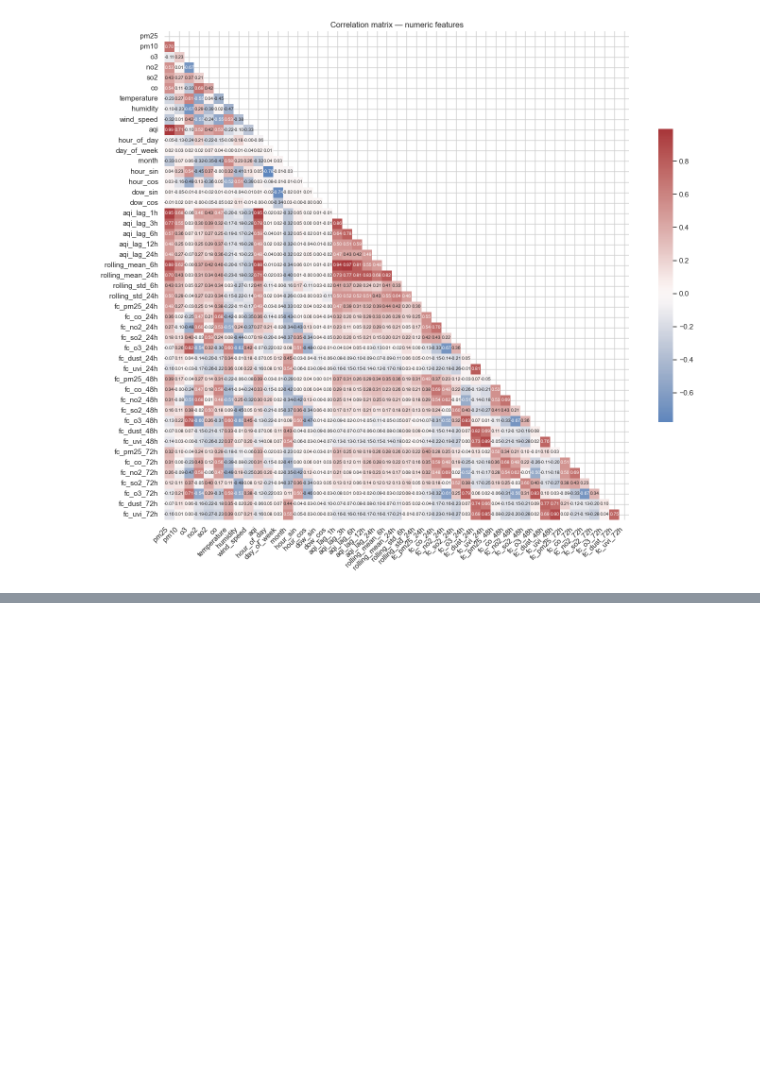
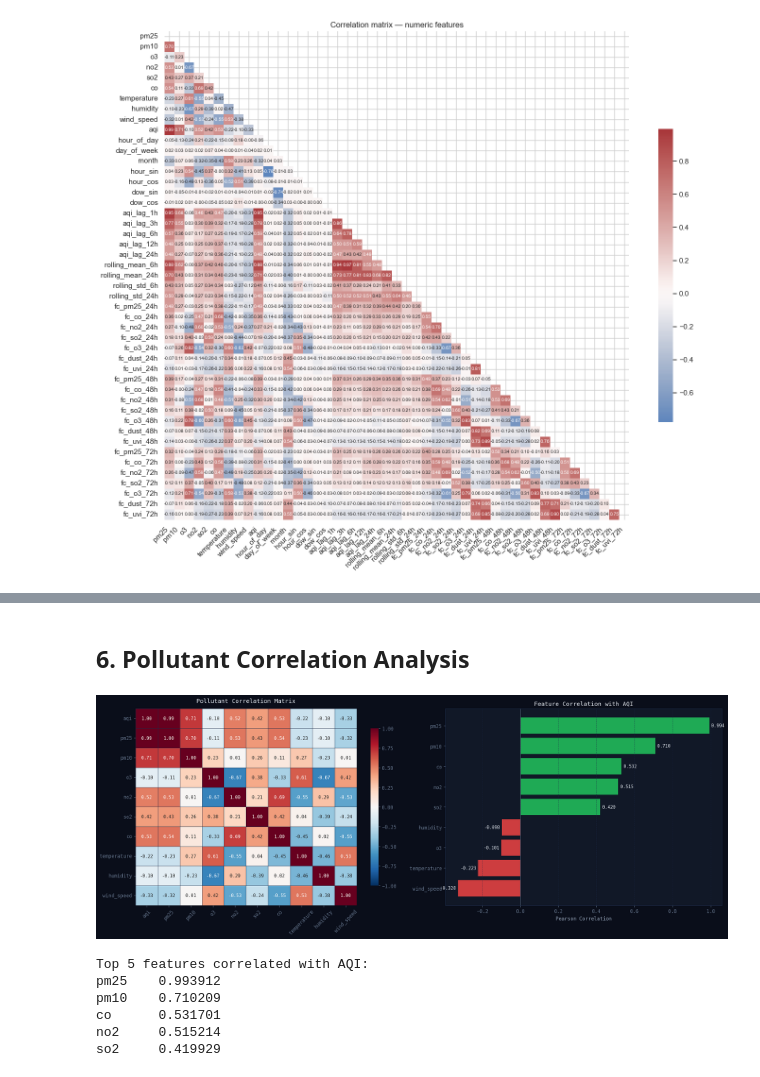
Before and after one commit to Hamza-asm/karachi-aqi-predictor, a Jupyter notebook: EDA.ipynb, the cells around one changed output, grey strips where cells are left out. Cells and saved outputs as stored; diff of their text form; code cells hidden in the pictures; blank space fills up the shorter version.

```diff
--- a/EDA.ipynb
+++ b/EDA.ipynb
@@ -206,0 +385,59 @@ Basic EDA complete — data loaded, types and missingness inspected, distributio
+# %% [markdown]
+## 6. Pollutant Correlation Analysis
+# %%
+# ── Correlation analysis ────────────────────────────────────────────────────
+pollutants = ['aqi', 'pm25', 'pm10', 'o3', 'no2', 'so2', 'co',
+              'temperature', 'humidity', 'wind_speed']
+
+corr_matrix = df[pollutants].corr()
+
+fig, axes = plt.subplots(1, 2, figsize=(18, 7))
+
+# Full heatmap
+ax = axes[0]
+mask = np.zeros_like(corr_matrix, dtype=bool)
+mask[np.triu_indices_from(mask, k=1)] = True
+sns.heatmap(
+    corr_matrix,
+    ax=ax,
+    annot=True,
+    fmt='.2f',
+    cmap='RdBu_r',
+    center=0,
+    vmin=-1, vmax=1,
+    linewidths=0.5,
+    linecolor='#1e2d4a',
+    annot_kws={"size": 9},
+    cbar_kws={"shrink": 0.8}
+)
+ax.set_title("Pollutant Correlation Matrix", pad=12)
+ax.tick_params(axis='x', rotation=45)
+
+# AQI correlation bar chart
+ax = axes[1]
+aqi_corr = corr_matrix['aqi'].drop('aqi').sort_values(ascending=True)
+colors = [GOOD if v > 0 else BAD for v in aqi_corr.values]
+bars = ax.barh(aqi_corr.index, aqi_corr.values, color=colors, alpha=0.85)
+ax.axvline(0, color='#475569', lw=1)
+ax.set_title("Feature Correlation with AQI")
+ax.set_xlabel("Pearson Correlation")
+ax.grid(axis='x')
+for bar, val in zip(bars, aqi_corr.values):
+    ax.text(val + (0.01 if val >= 0 else -0.01),
+            bar.get_y() + bar.get_height()/2,
+            f'{val:.3f}', va='center',
+            ha='left' if val >= 0 else 'right', fontsize=9)
+
+plt.tight_layout()
+plt.show()
+
+print("\nTop 5 features correlated with AQI:")
+print(corr_matrix['aqi'].drop('aqi').abs().sort_values(ascending=False).head(5).to_string())
+# %% [output]
+[figure, added]
+Top 5 features correlated with AQI:
+pm25    0.993912
+pm10    0.710209
+co      0.531701
+no2     0.515214
+so2     0.419929
```
Also changed, not shown: parts of 28 cells of this notebook, 2 other files.
